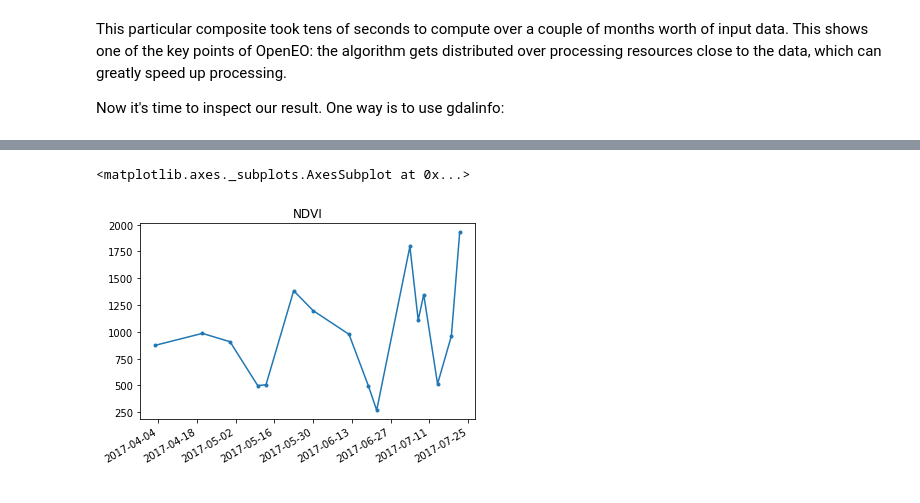
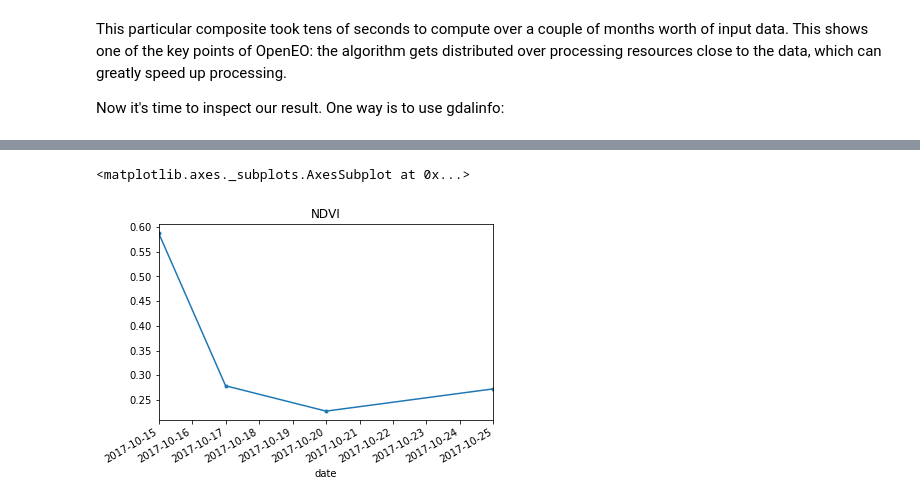
Before and after one commit to Open-EO/openeo-python-client, a Jupyter notebook: examples/notebooks/Compositing.ipynb, the cells around one changed output, grey strips where cells are left out. Saved outputs shown, nothing was run; the diff lists cells and outputs as text; code cells hidden in the pictures.

```diff
--- a/examples/notebooks/Compositing.ipynb
+++ b/examples/notebooks/Compositing.ipynb
@@ -65,7 +75,7 @@ s2_radiometry
 As the data covered by the image collection can be quite large, a first step is usually to define a spatial and temporal subset on which we want to operate. This can be done by specifying a date range and a bounding box:
 # %%
 timeseries = s2_radiometry\
-.filter_temporal("2017-10-14","2017-10-17")\
+.filter_temporal("2017-10-01","2017-10-31")\
 .filter_bbox(west=761104,east=763281,south=6543830,north=6544655,crs="EPSG:3857")
 timeseries
 # %% [output]
@@ -142,0 +170,5 @@ This call can be executed directly on the timeseries that we defined earlier:
+# %%
+from shapely.geometry import box
+x,y=(6.84638, 50.56302)
+point_area = box(x, y,x+0.0001,y+0.0001)
+point_area
@@ -143,5 +177,5 @@ This call can be executed directly on the timeseries that we defined earlier:
 # %%
 %%time
-point_timeseries = ndvi_timeseries.timeseries(6.84638, 50.56302, srs="EPSG:4326")
+point_timeseries = ndvi_timeseries.polygonal_mean_timeseries(point_area).execute()
 print(point_timeseries)
 # %% [output]
@@ -151,10 +185,11 @@ Wall time: 6.59 s
 # %%
 import pandas as pd
-%matplotlib inline
-
-df = pd.DataFrame.from_dict(point_timeseries, orient="index")
+from openeo.rest.conversions import timeseries_json_to_pandas
+df = timeseries_json_to_pandas(point_timeseries)
 df.index = pd.to_datetime(df.index)
-df.dropna()[0].plot(marker='.', title='NDVI')
-# %% [output]
-<matplotlib.axes._subplots.AxesSubplot at 0x...>
-[figure, removed]
+# %%
+%matplotlib inline
+df.dropna().plot(marker='.', title='NDVI')
+# %% [output]
+<matplotlib.axes._subplots.AxesSubplot at 0x...>
+[figure, added]
```
Also changed, not shown: parts of 14 cells of this notebook.
